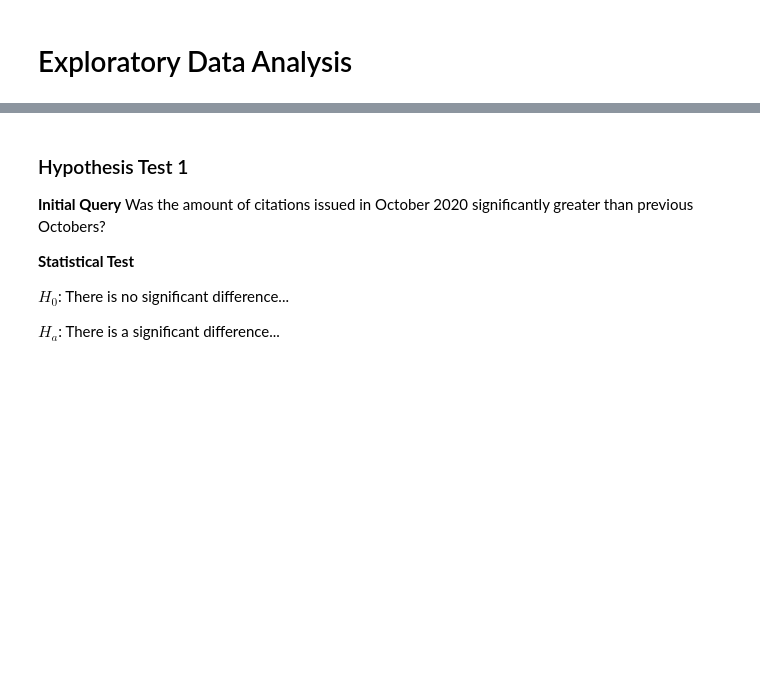
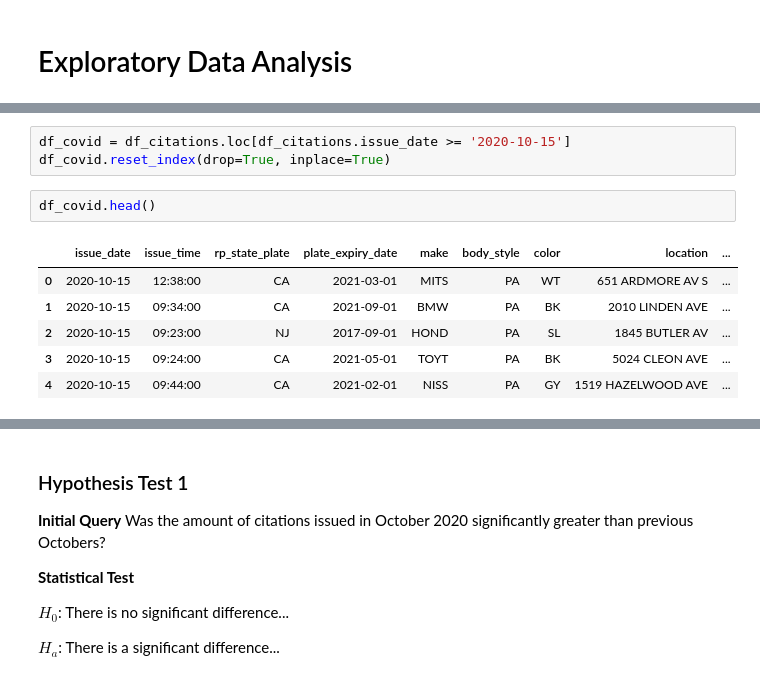
Before and after one commit to Promeos/LADOT-COVID19-enforcement, a Jupyter notebook: MVP.ipynb, the cells around one changed output, grey strips where cells are left out. Saved outputs shown, nothing was run; the diff lists cells and outputs as text; blank space fills up the shorter version.

```diff
--- a/MVP.ipynb
+++ b/MVP.ipynb
@@ -143,0 +166,12 @@ for i in range(0, 3):
+# %%
+df_covid = df_citations.loc[df_citations.issue_date >= '2020-10-15']
+df_covid.reset_index(drop=True, inplace=True)
+# %%
+df_covid.head()
+# %% [output]
+|  | issue_date | issue_time | rp_state_plate | plate_expiry_date | make | body_style | color | location | ... |
+| 0 | 2020-10-15 | 12:38:00 | CA | 2021-03-01 | MITS | PA | WT | 651 ARDMORE AV S | ... |
+| 1 | 2020-10-15 | 09:34:00 | CA | 2021-09-01 | BMW | PA | BK | 2010 LINDEN AVE | ... |
+| 2 | 2020-10-15 | 09:23:00 | NJ | 2017-09-01 | HOND | PA | SL | 1845 BUTLER AV | ... |
+| 3 | 2020-10-15 | 09:24:00 | CA | 2021-05-01 | TOYT | PA | BK | 5024 CLEON AVE | ... |
+| 4 | 2020-10-15 | 09:44:00 | CA | 2021-02-01 | NISS | PA | GY | 1519 HAZELWOOD AVE | ... |
```
Also changed, not shown: parts of 16 cells of this notebook, 1 other file.
